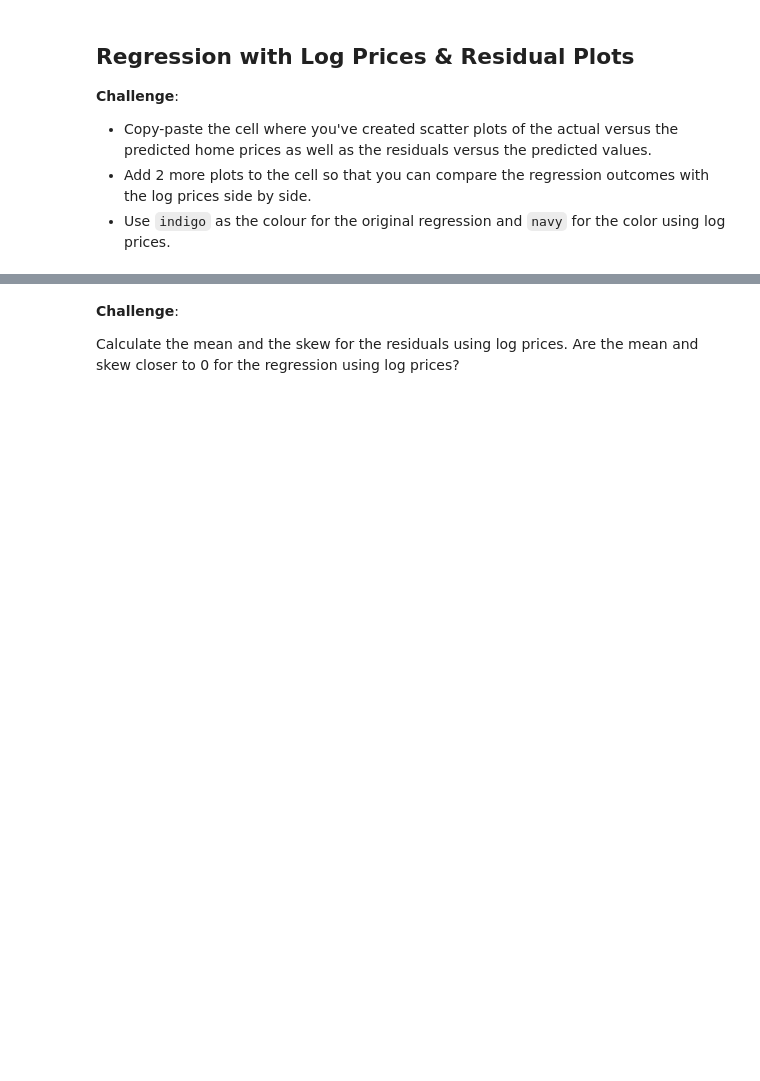
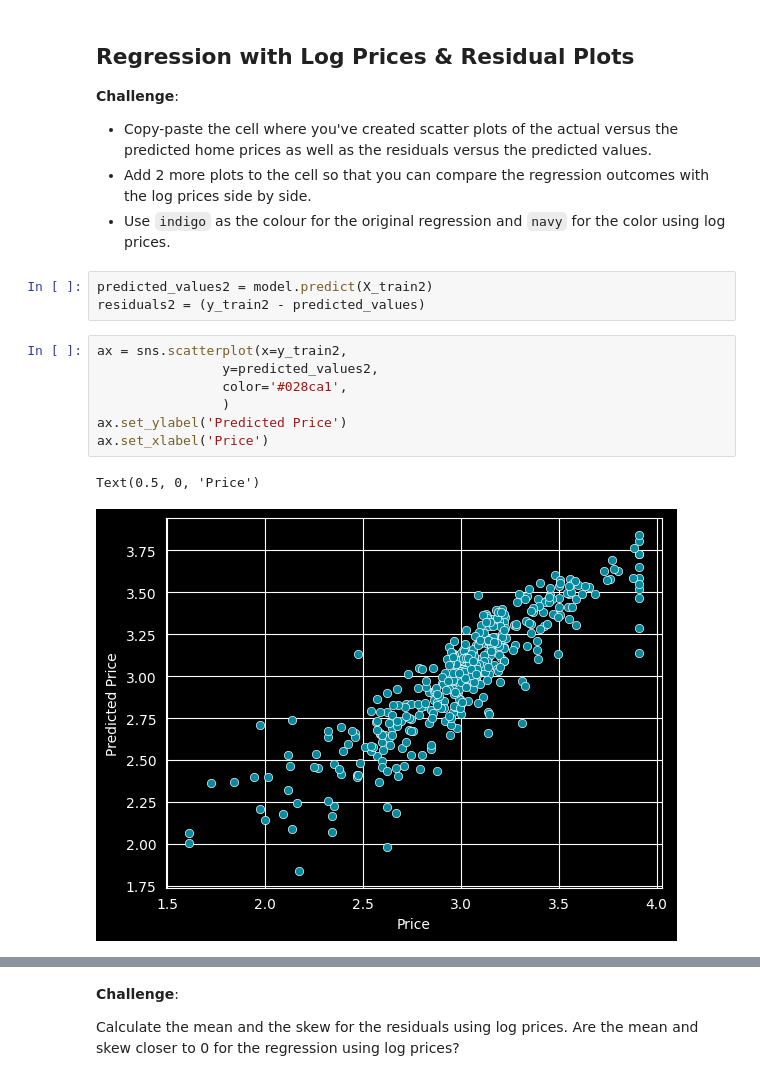
Before and after one commit to tbk81/100-DAYS-OF-CODE-PY, a Jupyter notebook: 81-predict-house-prices/Multivariable_Regression_and_Valuation_Model.ipynb, the cells around one changed output, grey strips where cells are left out. Saved outputs shown, nothing was run; the diff lists cells and outputs as text; blank space fills up the shorter version.

Commit message:
d81 home price analysis

```diff
--- a/81-predict-house-prices/Multivariable_Regression_and_Valuation_Model.ipynb
+++ b/81-predict-house-prices/Multivariable_Regression_and_Valuation_Model.ipynb
@@ -631,3 +631,16 @@ pd.DataFrame(zip(X_train2, model.coef_))
 * Copy-paste the cell where you've created scatter plots of the actual versus the predicted home prices as well as the residuals versus the predicted values.
 * Add 2 more plots to the cell so that you can compare the regression outcomes with the log prices side by side.
 * Use `indigo` as the colour for the original regression and `navy` for the color using log prices.
+# %%
+predicted_values2 = model.predict(X_train2)
+residuals2 = (y_train2 - predicted_values)
+# %%
+ax = sns.scatterplot(x=y_train2,
+                y=predicted_values2,
+                color='#028ca1',
+                )
+ax.set_ylabel('Predicted Price')
+ax.set_xlabel('Price')
+# %% [output]
+Text(0.5, 0, 'Price')
+[figure, added]
```
Also changed, not shown: parts of 18 cells of this notebook.
